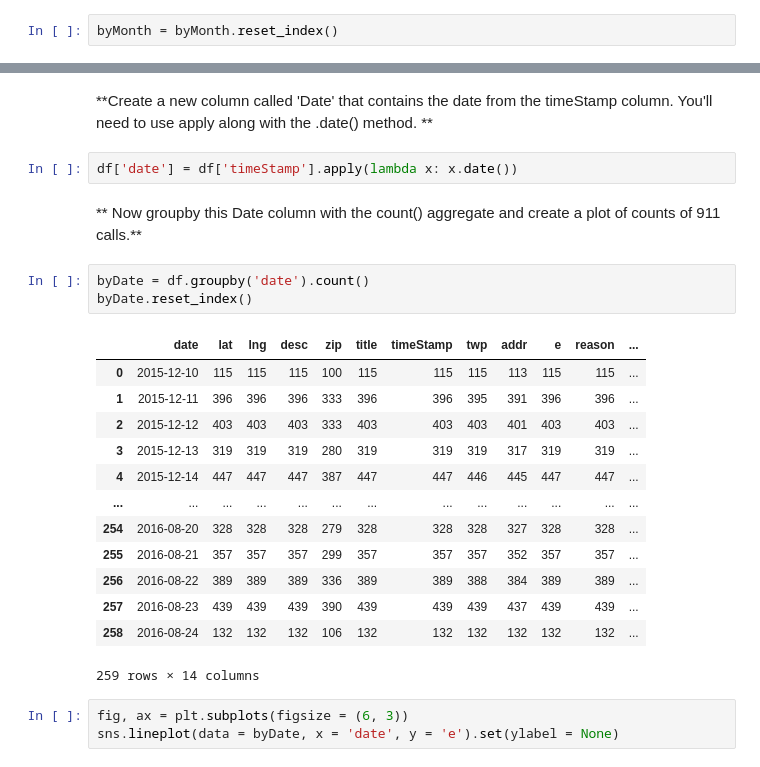
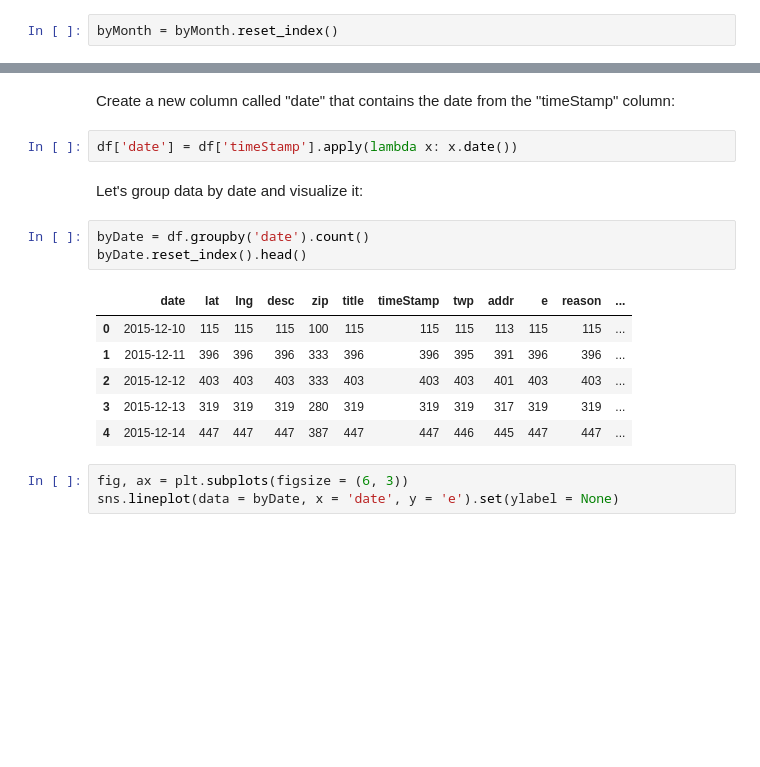
Before and after one commit to TheXirex/911-Calls, a Jupyter notebook: 911_Calls.ipynb, the cells around one changed output, grey strips where cells are left out. Drawn from its saved outputs; the diff is of its cells as text; blank space fills up the shorter version.

```diff
--- a/911_Calls.ipynb
+++ b/911_Calls.ipynb
@@ -223,26 +187,19 @@ sns.lmplot(data = byMonth, x = 'month', y = 'e', height= 3, aspect = 1.2).set(yl
 # %% [markdown]
-**Create a new column called 'Date' that contains the date from the timeStamp column. You'll need to use apply along with the .date() method. **
+Create a new column called "date" that contains the date from the "timeStamp" column:
 # %%
 df['date'] = df['timeStamp'].apply(lambda x: x.date())
-# %% [markdown]
-** Now groupby this Date column with the count() aggregate and create a plot of counts of 911 calls.**
+# %% [markdown]
+Let's group data by date and visualize it:
 # %%
 byDate = df.groupby('date').count()
-byDate.reset_index()
+byDate.reset_index().head()
 # %% [output]
 |  | date | lat | lng | desc | zip | title | timeStamp | twp | addr | e | reason | ... |
 | 0 | 2015-12-10 | 115 | 115 | 115 | 100 | 115 | 115 | 115 | 113 | 115 | 115 | ... |
 | 1 | 2015-12-11 | 396 | 396 | 396 | 333 | 396 | 396 | 395 | 391 | 396 | 396 | ... |
 | 2 | 2015-12-12 | 403 | 403 | 403 | 333 | 403 | 403 | 403 | 401 | 403 | 403 | ... |
 | 3 | 2015-12-13 | 319 | 319 | 319 | 280 | 319 | 319 | 319 | 317 | 319 | 319 | ... |
 | 4 | 2015-12-14 | 447 | 447 | 447 | 387 | 447 | 447 | 446 | 445 | 447 | 447 | ... |
-| ... | ... | ... | ... | ... | ... | ... | ... | ... | ... | ... | ... | ... |
-| 254 | 2016-08-20 | 328 | 328 | 328 | 279 | 328 | 328 | 328 | 327 | 328 | 328 | ... |
-| 255 | 2016-08-21 | 357 | 357 | 357 | 299 | 357 | 357 | 357 | 352 | 357 | 357 | ... |
-| 256 | 2016-08-22 | 389 | 389 | 389 | 336 | 389 | 389 | 388 | 384 | 389 | 389 | ... |
-| 257 | 2016-08-23 | 439 | 439 | 439 | 390 | 439 | 439 | 439 | 437 | 439 | 439 | ... |
-| 258 | 2016-08-24 | 132 | 132 | 132 | 106 | 132 | 132 | 132 | 132 | 132 | 132 | ... |
-259 rows × 14 columns
 # %%
 fig, ax = plt.subplots(figsize = (6, 3))
 sns.lineplot(data = byDate, x = 'date', y = 'e').set(ylabel = None)
```
Also changed, not shown: parts of 86 cells of this notebook, 1 other file.
